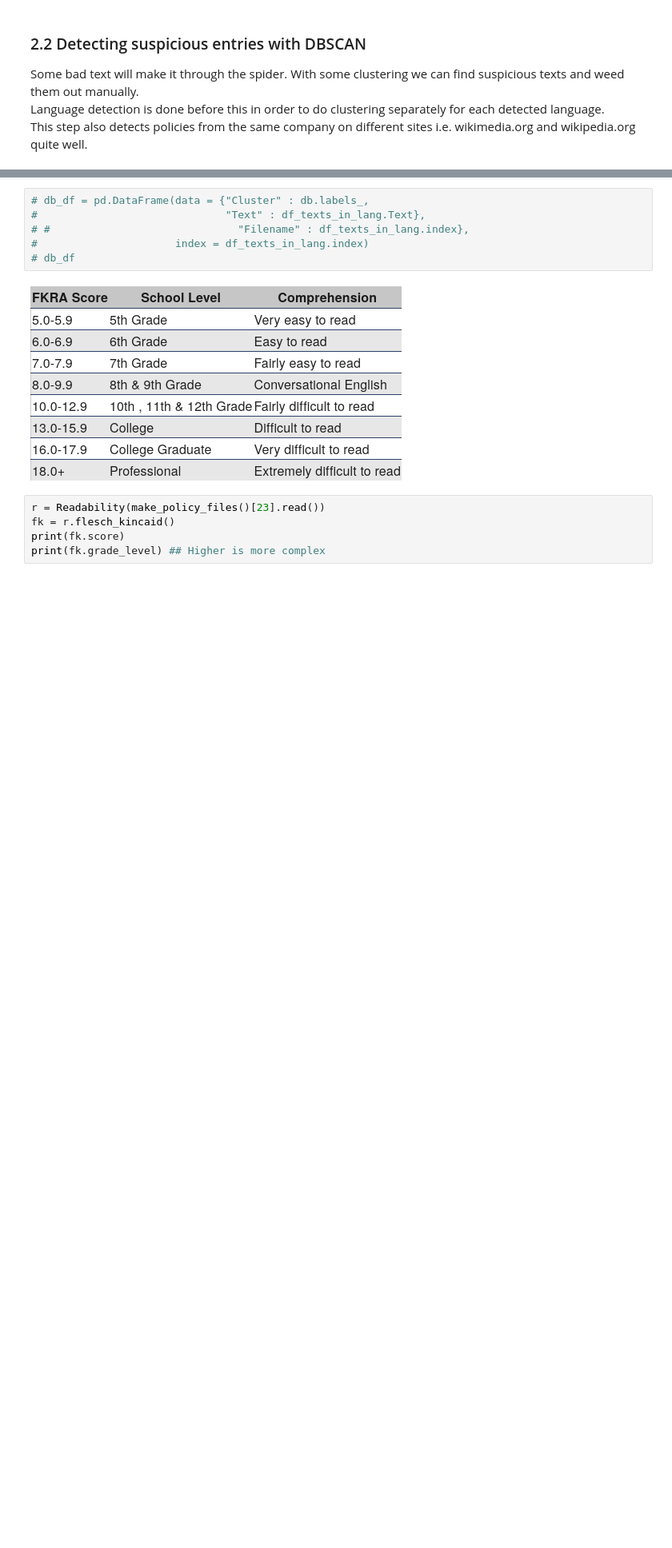
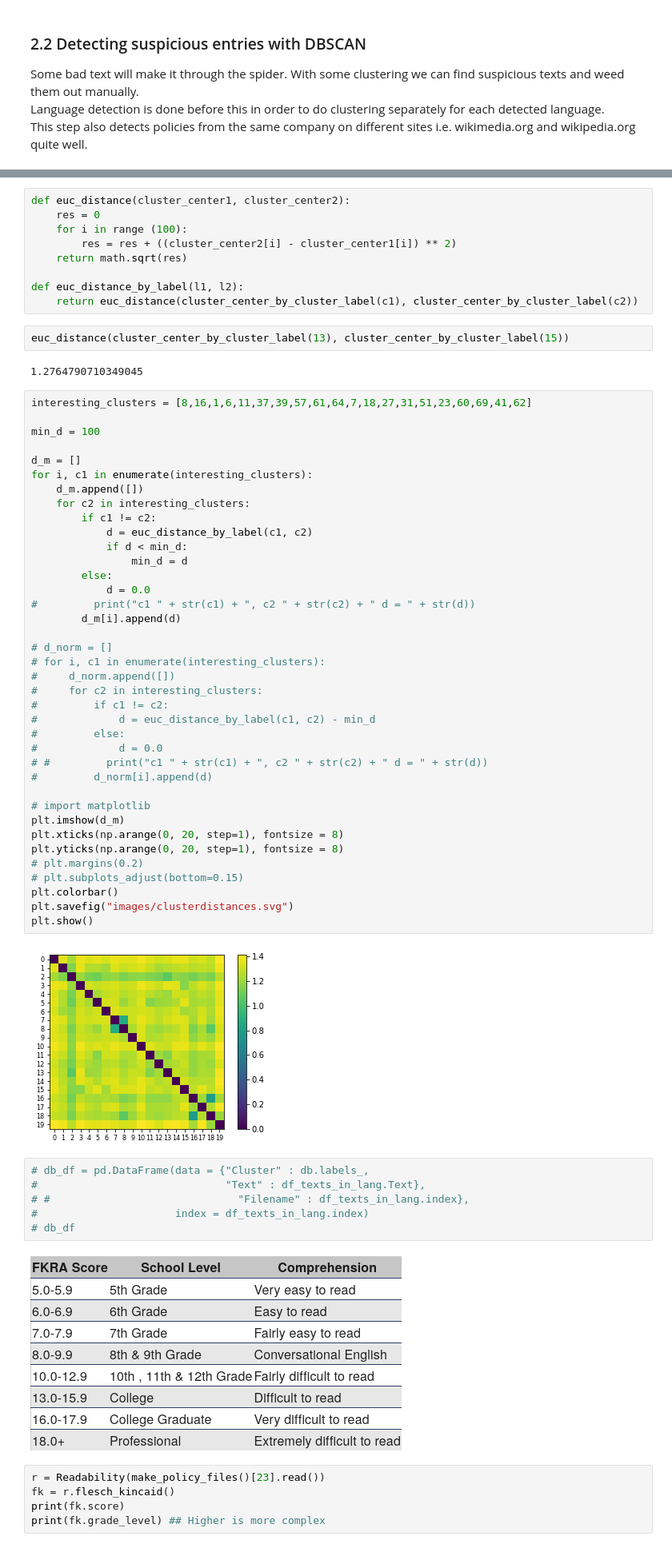
Before and after one commit to gbrsni/policySpider, a Jupyter notebook: Policy analysis.ipynb, the cells around one changed output, grey strips where cells are left out. Shown at 80% size. Drawn from its saved outputs; the diff is of its cells as text; blank space fills up the shorter version.

```diff
--- a/Policy analysis.ipynb
+++ b/Policy analysis.ipynb
@@ -428,3 +774,56 @@ Texts above recommended level (8th grade rough italian equivalent) 100.0%
+# %%
+def euc_distance(cluster_center1, cluster_center2):
+    res = 0
+    for i in range (100):
+        res = res + ((cluster_center2[i] - cluster_center1[i]) ** 2)
+    return math.sqrt(res)
+
+def euc_distance_by_label(l1, l2):
+    return euc_distance(cluster_center_by_cluster_label(c1), cluster_center_by_cluster_label(c2))
+# %%
+euc_distance(cluster_center_by_cluster_label(13), cluster_center_by_cluster_label(15))
+# %% [output]
+1.2764790710349045
+# %%
+interesting_clusters = [8,16,1,6,11,37,39,57,61,64,7,18,27,31,51,23,60,69,41,62]
+
+min_d = 100
+
+d_m = []
+for i, c1 in enumerate(interesting_clusters):
+    d_m.append([])
+    for c2 in interesting_clusters:
+        if c1 != c2:
+            d = euc_distance_by_label(c1, c2)
+            if d < min_d:
+                min_d = d
+        else:
+            d = 0.0
+#         print("c1 " + str(c1) + ", c2 " + str(c2) + " d = " + str(d))
+        d_m[i].append(d)
+
+# d_norm = []
+# for i, c1 in enumerate(interesting_clusters):
+#     d_norm.append([])
+#     for c2 in interesting_clusters:
+#         if c1 != c2:
+#             d = euc_distance_by_label(c1, c2) - min_d
+#         else:
+#             d = 0.0
+# #         print("c1 " + str(c1) + ", c2 " + str(c2) + " d = " + str(d))
+#         d_norm[i].append(d)
+
+# import matplotlib
+plt.imshow(d_m)
+plt.xticks(np.arange(0, 20, step=1), fontsize = 8)
+plt.yticks(np.arange(0, 20, step=1), fontsize = 8)
+# plt.margins(0.2)
+# plt.subplots_adjust(bottom=0.15)
+plt.colorbar()
+plt.savefig("images/clusterdistances.svg")
+plt.show()
+# %% [output]
+[figure, added]
 # %%
 # db_df = pd.DataFrame(data = {"Cluster" : db.labels_,
 #                              "Text" : df_texts_in_lang.Text},
```
Also changed, not shown: parts of 35 cells of this notebook.
